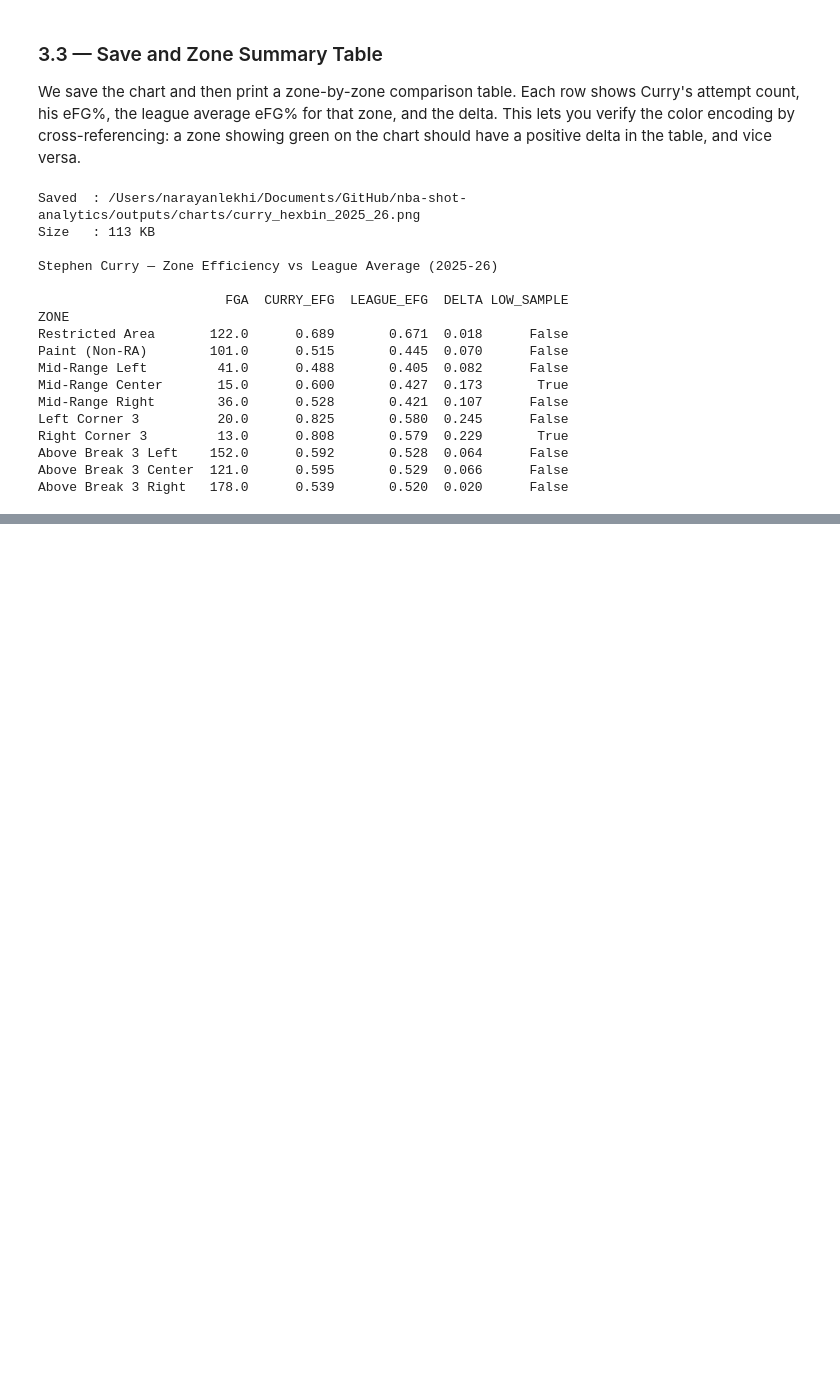
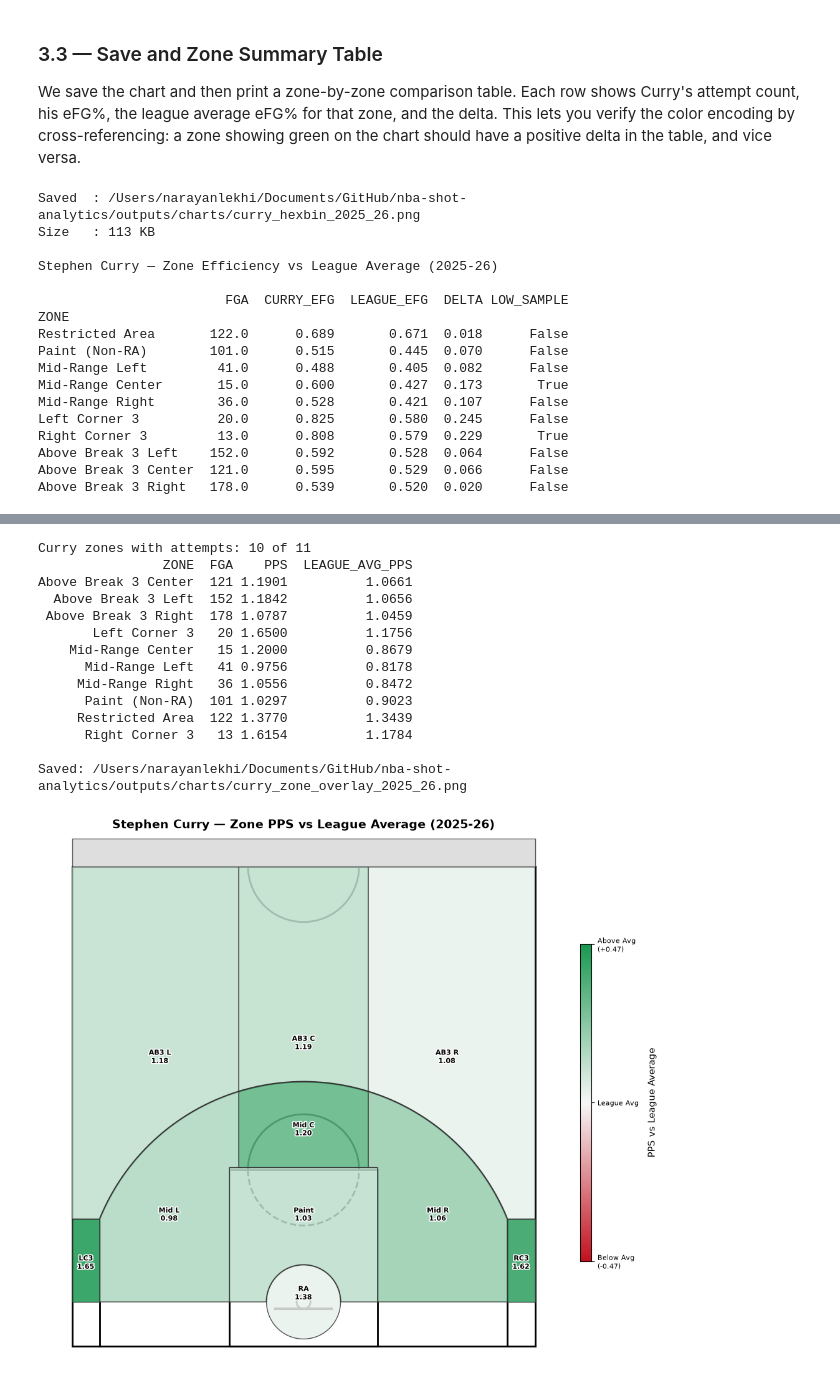
Before and after one commit to nanu731/nba-shot-analytics, a Jupyter notebook: notebooks/03_shot_charts.ipynb, the cells around one changed output, grey strips where cells are left out. Saved outputs shown, nothing was run; the diff lists cells and outputs as text; code cells hidden in the pictures; blank space fills up the shorter version.

Commit message:
zone completed but not finalized
need to change the zone layout

```diff
--- a/notebooks/03_shot_charts.ipynb
+++ b/notebooks/03_shot_charts.ipynb
@@ -456,0 +593,56 @@ Above Break 3 Right   178.0      0.539       0.520  0.020      False
+# %%
+import sys
+import pandas as pd
+import matplotlib.pyplot as plt
+from pathlib import Path
+
+# ── Project paths (self-contained in case the kernel was restarted) ─────────
+NOTEBOOK_DIR = Path().resolve()
+PROJECT_ROOT = NOTEBOOK_DIR.parent
+if str(PROJECT_ROOT) not in sys.path:
+    sys.path.insert(0, str(PROJECT_ROOT))
+
+from src.zones import draw_zone_overlay
+
+ZONE_STATS_FILE = PROJECT_ROOT / "data" / "processed" / "zone_stats_2025_26.csv"
+CHARTS_DIR      = PROJECT_ROOT / "outputs" / "charts"
+CHARTS_DIR.mkdir(parents=True, exist_ok=True)
+
+# ── Load zone stats and filter to Stephen Curry ─────────────────────────────
+zone_stats = pd.read_csv(ZONE_STATS_FILE)
+curry = zone_stats[zone_stats["NAME"] == "Stephen Curry"].copy()
+
+print(f"Curry zones with attempts: {len(curry)} of 11")
+print(curry[["ZONE", "FGA", "PPS", "LEAGUE_AVG_PPS"]].to_string(index=False))
+
+# ── Draw the zone overlay ───────────────────────────────────────────────────
+fig, ax = plt.subplots(figsize=(12, 11))
+draw_zone_overlay(
+    ax,
+    curry,
+    title="Stephen Curry — Zone PPS vs League Average (2025-26)",
+    show_court=True,
+)
+
+# ── Save at 150 DPI, per project convention ─────────────────────────────────
+output_path = CHARTS_DIR / "curry_zone_overlay_2025_26.png"
+fig.savefig(output_path, dpi=150, bbox_inches="tight")
+print(f"\nSaved: {output_path}")
+
+plt.show()
+# %% [output]
+Curry zones with attempts: 10 of 11
+                ZONE  FGA    PPS  LEAGUE_AVG_PPS
+Above Break 3 Center  121 1.1901          1.0661
+  Above Break 3 Left  152 1.1842          1.0656
+ Above Break 3 Right  178 1.0787          1.0459
+       Left Corner 3   20 1.6500          1.1756
+    Mid-Range Center   15 1.2000          0.8679
+      Mid-Range Left   41 0.9756          0.8178
+     Mid-Range Right   36 1.0556          0.8472
+      Paint (Non-RA)  101 1.0297          0.9023
+     Restricted Area  122 1.3770          1.3439
+      Right Corner 3   13 1.6154          1.1784
+
+Saved: /Users/narayanlekhi/Documents/GitHub/nba-shot-analytics/outputs/charts/curry_zone_overlay_2025_26.png
+[figure, added]
```
Also changed, not shown: parts of 3 cells of this notebook, 4 other files.
